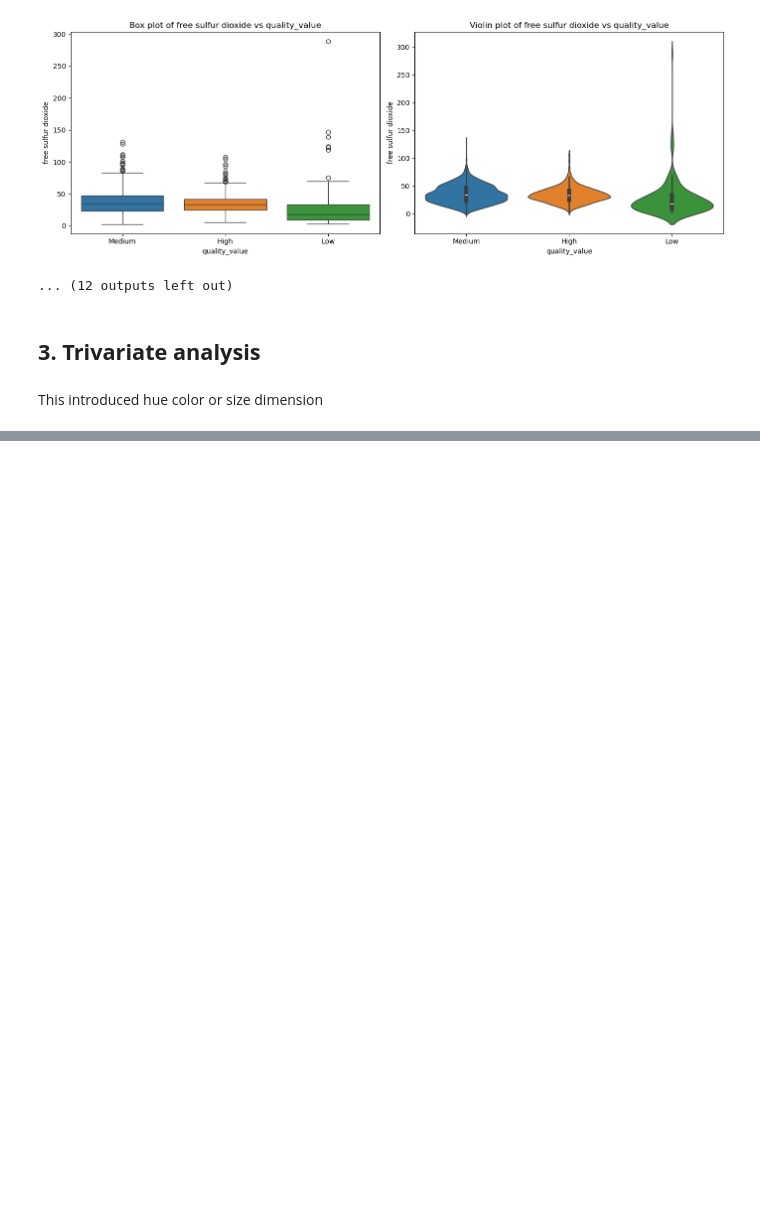
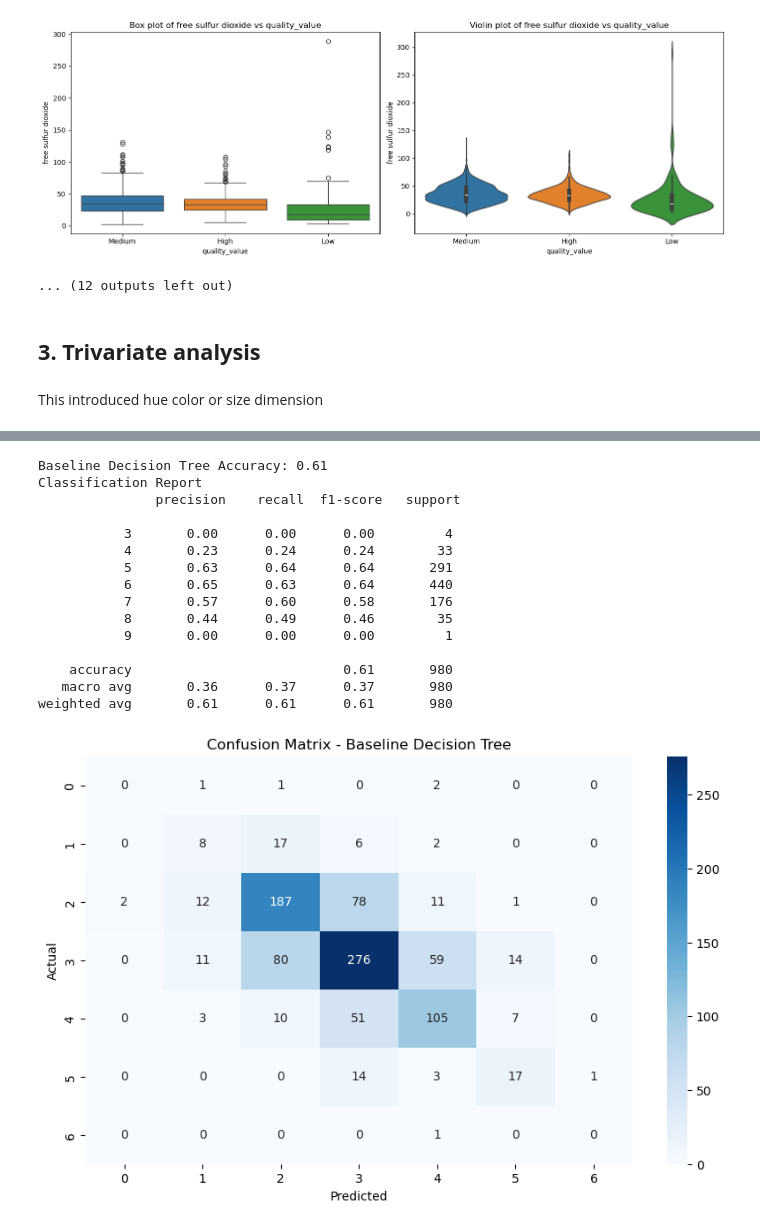
Before and after one commit to Olasquare043/Exploratory-Data-Analysis, a Jupyter notebook: EDA_codealong.ipynb, the cells around one changed output, grey strips where cells are left out. Drawn from its saved outputs; the diff is of its cells as text; code cells hidden in the pictures; blank space fills up the shorter version.

```diff
--- a/EDA_codealong.ipynb
+++ b/EDA_codealong.ipynb
@@ -560,0 +664,5 @@ AttributeError: PathCollection.set() got an unexpected keyword argument 'line_kw
+# %%
+# let use tree base model
+# set model
+model= DecisionTreeClassifier(random_state=234)
+model.fit(x_train, y_train)
@@ -560,0 +671,5 @@ AttributeError: PathCollection.set() got an unexpected keyword argument 'line_kw
+# %%
+# model predict
+y_pred= model.predict(x_test)
+report= classification_report(y_test, y_pred)
+print(report)
@@ -560,0 +690,30 @@ AttributeError: PathCollection.set() got an unexpected keyword argument 'line_kw
+# %%
+accuracy= accuracy_score(y_test, y_pred)
+print(f"Baseline Decision Tree Accuracy: {accuracy:.2f}")
+print(f"Classification Report\n {report}")
+
+# plot heatmap of confusion matrix
+
+plt.figure(figsize=(10,6))
+sns.heatmap(confusion_matrix(y_test, y_pred), annot=True, fmt="d", cmap='Blues')
+plt.title("Confusion Matrix - Baseline Decision Tree")
+plt.xlabel("Predicted")
+plt.ylabel("Actual")
+plt.show()
+# %% [output]
+Baseline Decision Tree Accuracy: 0.61
+Classification Report
+               precision    recall  f1-score   support
+
+           3       0.00      0.00      0.00         4
+           4       0.23      0.24      0.24        33
+           5       0.63      0.64      0.64       291
+           6       0.65      0.63      0.64       440
+           7       0.57      0.60      0.58       176
+           8       0.44      0.49      0.46        35
+           9       0.00      0.00      0.00         1
+
+    accuracy                           0.61       980
+   macro avg       0.36      0.37      0.37       980
+weighted avg       0.61      0.61      0.61       980
+[figure, added]
```
Also changed, not shown: parts of 10 cells of this notebook, 1 other file.
